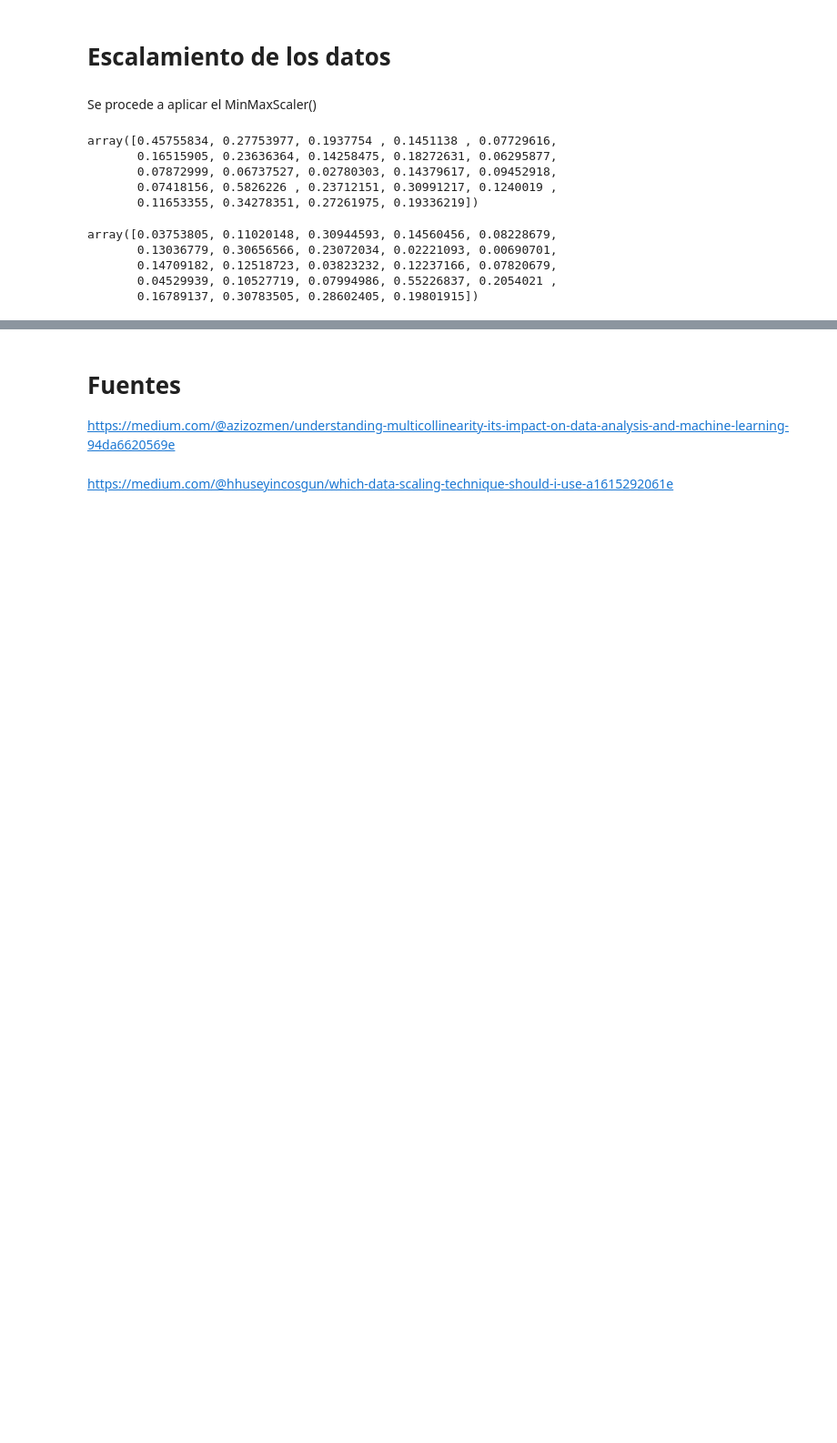
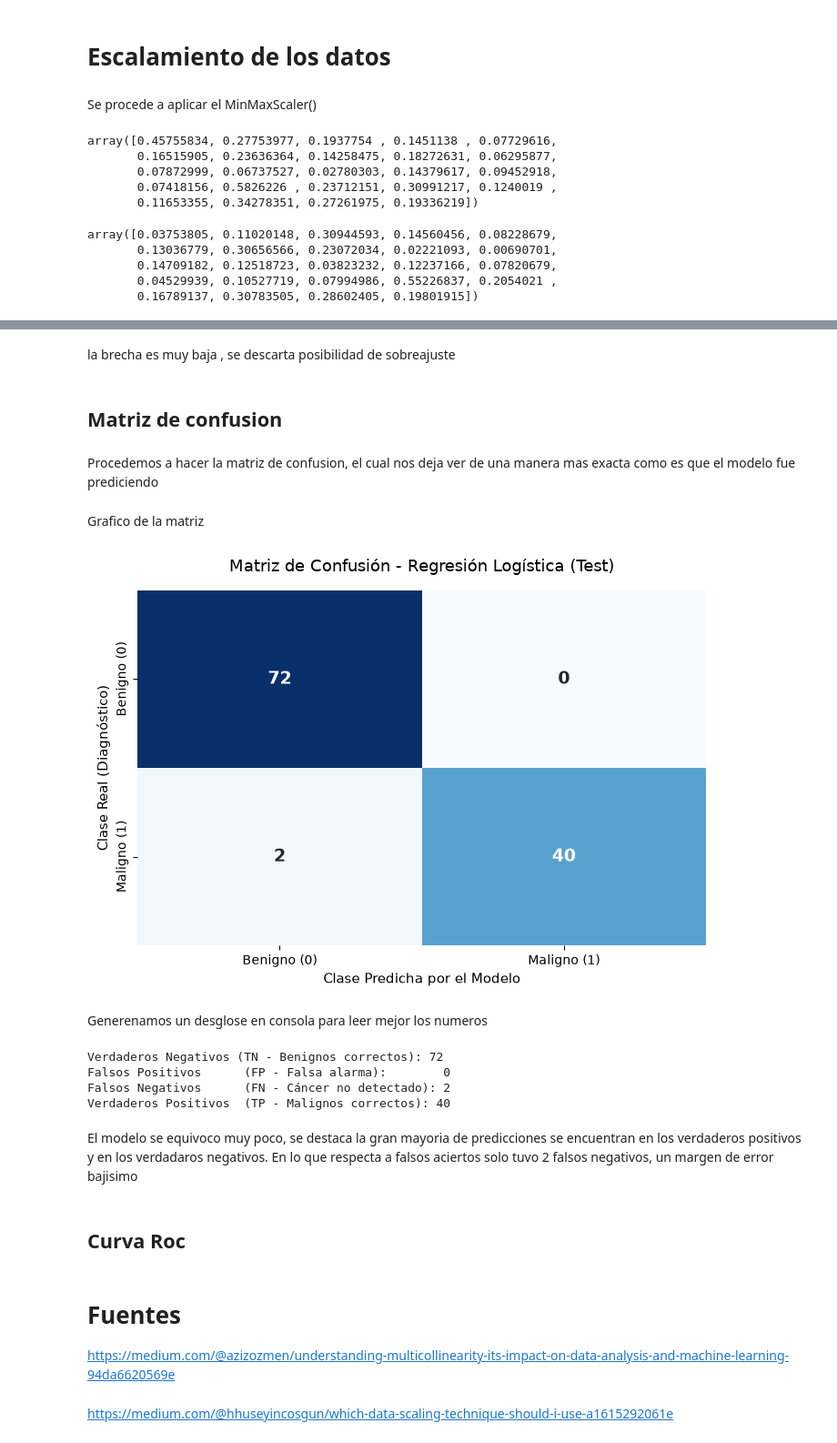
Before and after one commit to gabriel1-du/Modelos-de-Machine-Learning-supervisado-Clasificacion-y-regresion-, a Jupyter notebook: notebookDesarrollo.ipynb, the cells around one changed output, grey strips where cells are left out. Shown at 91% size. Saved outputs shown, nothing was run; the diff lists cells and outputs as text; code cells hidden in the pictures; blank space fills up the shorter version.

Commit message:
Se construye modelo de regresion log , reporte de clas, verficacion de overfit y matriz de conf

```diff
--- a/notebookDesarrollo.ipynb
+++ b/notebookDesarrollo.ipynb
@@ -627,0 +635,2 @@ array([0.03753805, 0.11020148, 0.30944593, 0.14560456, 0.08228679,
+# %%
+modelo_logistico = LogisticRegression(solver='lbfgs', max_iter=1000, random_state=42)
@@ -627,0 +639,6 @@ array([0.03753805, 0.11020148, 0.30944593, 0.14560456, 0.08228679,
+# %%
+modelo_logistico.fit(X_train_scaled, y_train)
+
+# 3. Confirmación en consola
+print("Modelo de Regresión Logística entrenado con éxito.")
+print(f"Clases aprendidas por el modelo: {modelo_logistico.classes_}")
@@ -627,0 +652,14 @@ array([0.03753805, 0.11020148, 0.30944593, 0.14560456, 0.08228679,
+# %%
+#Guardamos los valores de test escalados
+y_pred = modelo_logistico.predict(X_test_scaled)
+
+
+reporte = classification_report(
+    y_test,
+    y_pred,
+    target_names=['Benigno (0)', 'Maligno (1)'],
+    digits=4
+)
+
+print("Classification Report - Regresión Logística:")
+print(reporte)
@@ -628,3 +699,50 @@ array([0.03753805, 0.11020148, 0.30944593, 0.14560456, 0.08228679,
+# %% [markdown]
+la brecha es muy baja , se descarta posibilidad de sobreajuste
+# %% [markdown]
+## Matriz de confusion
+# %% [markdown]
+Procedemos a hacer la matriz de confusion, el cual nos deja ver de una manera mas exacta como es que el modelo fue prediciendo
+# %%
+matriz_confusion = confusion_matrix(y_test, y_pred)
+# %% [markdown]
+Grafico de la matriz
+# %%
+plt.figure(figsize=(7, 5))
+sns.heatmap(
+    matriz_confusion,
+    annot=True,
+    fmt='d',
+    cmap='Blues',
+    cbar=False,
+    xticklabels=['Benigno (0)', 'Maligno (1)'],
+    yticklabels=['Benigno (0)', 'Maligno (1)'],
+    annot_kws={'size': 14, 'weight': 'bold'}
+)
+
+plt.title('Matriz de Confusión - Regresión Logística (Test)', fontsize=13, pad=15)
+plt.xlabel('Clase Predicha por el Modelo', fontsize=11)
+plt.ylabel('Clase Real (Diagnóstico)', fontsize=11)
+plt.tight_layout()
+plt.show()
+# %% [output]
+[figure, added]
+# %% [markdown]
+Generenamos un desglose en consola para leer mejor los numeros
+# %%
+tn, fp, fn, tp = matriz_confusion.ravel()
+print(f"Verdaderos Negativos (TN - Benignos correctos): {tn}")
+print(f"Falsos Positivos      (FP - Falsa alarma):        {fp}")
+print(f"Falsos Negativos      (FN - Cáncer no detectado): {fn}")
+print(f"Verdaderos Positivos  (TP - Malignos correctos): {tp}")
+# %% [output]
+Verdaderos Negativos (TN - Benignos correctos): 72
+Falsos Positivos      (FP - Falsa alarma):        0
+Falsos Negativos      (FN - Cáncer no detectado): 2
+Verdaderos Positivos  (TP - Malignos correctos): 40
+# %% [markdown]
+El modelo se equivoco muy poco, se destaca la gran mayoria de predicciones se encuentran en los verdaderos positivos y en los verdadaros negativos. En lo que respecta a falsos aciertos solo tuvo 2 falsos negativos, un margen de error bajisimo
+# %% [markdown]
+## Curva Roc
 # %% [markdown]
 # Fuentes
 
```
Also changed, not shown: parts of 13 cells of this notebook.
